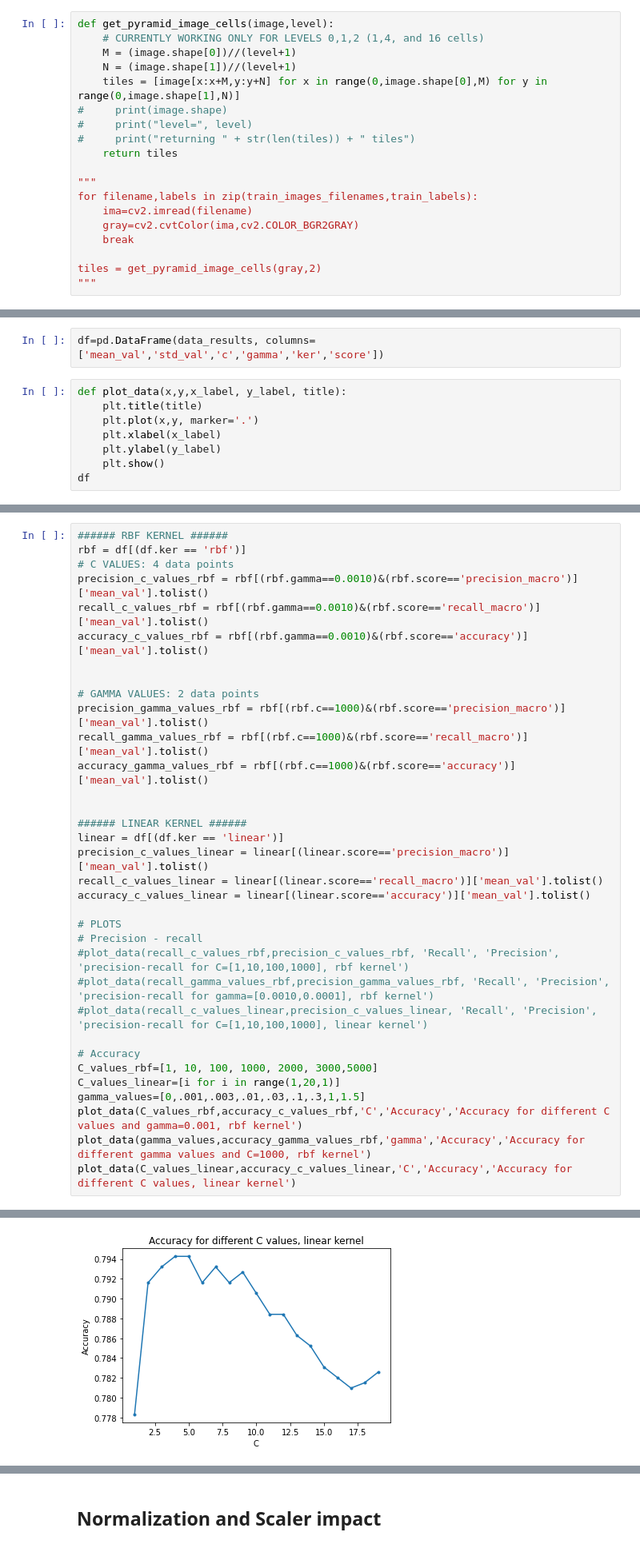
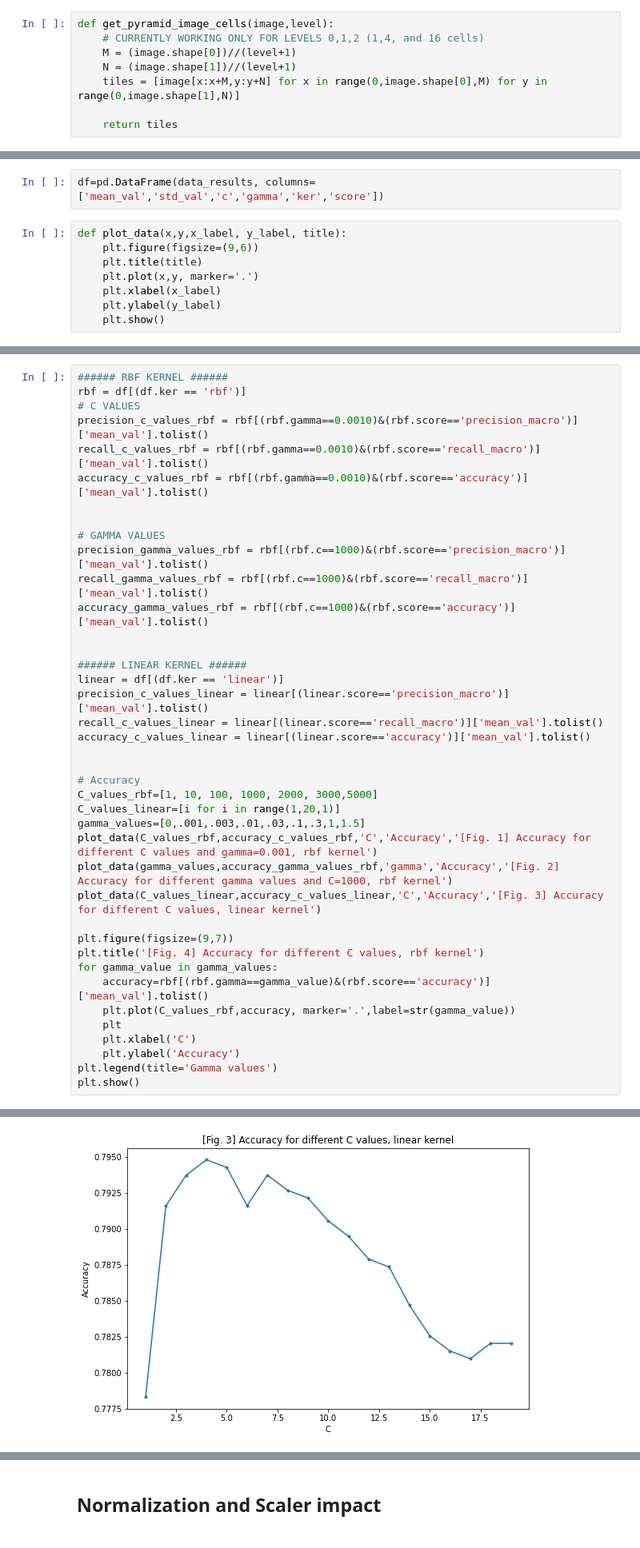
Before and after one commit to StanleyAlbayeros/MCV-M3-MLCV-G02, a Jupyter notebook: M3_Project_week2_G02.ipynb, the cells around one changed output, grey strips where cells are left out. Shown: that part at 80% size. Cells and saved outputs as stored; diff of their text form.

```diff
--- a/M3_Project_week2_G02.ipynb
+++ b/M3_Project_week2_G02.ipynb
@@ -44,16 +46,5 @@ def get_pyramid_image_cells(image,level):
     M = (image.shape[0])//(level+1)
     N = (image.shape[1])//(level+1)
     tiles = [image[x:x+M,y:y+N] for x in range(0,image.shape[0],M) for y in range(0,image.shape[1],N)]
-#     print(image.shape)
-#     print("level=", level)
-#     print("returning " + str(len(tiles)) + " tiles")
+
     return tiles
-
-"""
-for filename,labels in zip(train_images_filenames,train_labels):
-    ima=cv2.imread(filename)
-    gray=cv2.cvtColor(ima,cv2.COLOR_BGR2GRAY)
-    break
-
-tiles = get_pyramid_image_cells(gray,2)
-"""
@@ -183,9 +160,9 @@ Grid scores on development set:
 df=pd.DataFrame(data_results, columns=['mean_val','std_val','c','gamma','ker','score'])
 # %%
 def plot_data(x,y,x_label, y_label, title):
+    plt.figure(figsize=(9,6))
     plt.title(title)
     plt.plot(x,y, marker='.')
     plt.xlabel(x_label)
     plt.ylabel(y_label)
     plt.show()
-df
@@ -221,13 +173,13 @@ plt.show()
 # %%
 ###### RBF KERNEL ######
 rbf = df[(df.ker == 'rbf')]
-# C VALUES: 4 data points
+# C VALUES
 precision_c_values_rbf = rbf[(rbf.gamma==0.0010)&(rbf.score=='precision_macro')]['mean_val'].tolist()
 recall_c_values_rbf = rbf[(rbf.gamma==0.0010)&(rbf.score=='recall_macro')]['mean_val'].tolist()
 accuracy_c_values_rbf = rbf[(rbf.gamma==0.0010)&(rbf.score=='accuracy')]['mean_val'].tolist()
 
 
-# GAMMA VALUES: 2 data points
+# GAMMA VALUES
 precision_gamma_values_rbf = rbf[(rbf.c==1000)&(rbf.score=='precision_macro')]['mean_val'].tolist()
 recall_gamma_values_rbf = rbf[(rbf.c==1000)&(rbf.score=='recall_macro')]['mean_val'].tolist()
 accuracy_gamma_values_rbf = rbf[(rbf.c==1000)&(rbf.score=='accuracy')]['mean_val'].tolist()
@@ -239,17 +191,23 @@ precision_c_values_linear = linear[(linear.score=='precision_macro')]['mean_val'
 recall_c_values_linear = linear[(linear.score=='recall_macro')]['mean_val'].tolist()
 accuracy_c_values_linear = linear[(linear.score=='accuracy')]['mean_val'].tolist()
 
-# PLOTS
-# Precision - recall
-#plot_data(recall_c_values_rbf,precision_c_values_rbf, 'Recall', 'Precision', 'precision-recall for C=[1,10,100,1000], rbf kernel')
-#plot_data(recall_gamma_values_rbf,precision_gamma_values_rbf, 'Recall', 'Precision', 'precision-recall for gamma=[0.0010,0.0001], rbf kernel')
-#plot_data(recall_c_values_linear,precision_c_values_linear, 'Recall', 'Precision', 'precision-recall for C=[1,10,100,1000], linear kernel')
 
 # Accuracy
 C_values_rbf=[1, 10, 100, 1000, 2000, 3000,5000]
 C_values_linear=[i for i in range(1,20,1)]
 gamma_values=[0,.001,.003,.01,.03,.1,.3,1,1.5]
-plot_data(C_values_rbf,accuracy_c_values_rbf,'C','Accuracy','Accuracy for different C values and gamma=0.001, rbf kernel')
-plot_data(gamma_values,accuracy_gamma_values_rbf,'gamma','Accuracy','Accuracy for different gamma values and C=1000, rbf kernel')
-plot_data(C_values_linear,accuracy_c_values_linear,'C','Accuracy','Accuracy for different C values, linear kernel')
+plot_data(C_values_rbf,accuracy_c_values_rbf,'C','Accuracy','[Fig. 1] Accuracy for different C values and gamma=0.001, rbf kernel')
+plot_data(gamma_values,accuracy_gamma_values_rbf,'gamma','Accuracy','[Fig. 2] Accuracy for different gamma values and C=1000, rbf kernel')
+plot_data(C_values_linear,accuracy_c_values_linear,'C','Accuracy','[Fig. 3] Accuracy for different C values, linear kernel')
+
+plt.figure(figsize=(9,7))
+plt.title('[Fig. 4] Accuracy for different C values, rbf kernel')
+for gamma_value in gamma_values:
+    accuracy=rbf[(rbf.gamma==gamma_value)&(rbf.score=='accuracy')]['mean_val'].tolist()
+    plt.plot(C_values_rbf,accuracy, marker='.',label=str(gamma_value))
+    plt
+    plt.xlabel('C')
+    plt.ylabel('Accuracy')
+plt.legend(title='Gamma values')
+plt.show()
 # %% [output]
@@ -258 +216 @@ plot_data(C_values_linear,accuracy_c_values_linear,'C','Accuracy','Accuracy for
-[figure, old version]
+[figure, new version]
```
Also changed, not shown: parts of 34 cells of this notebook.
